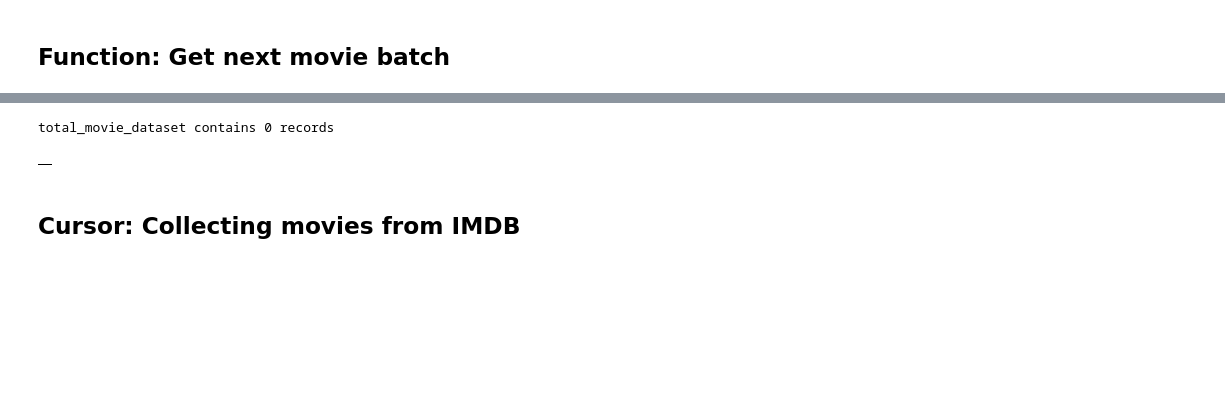
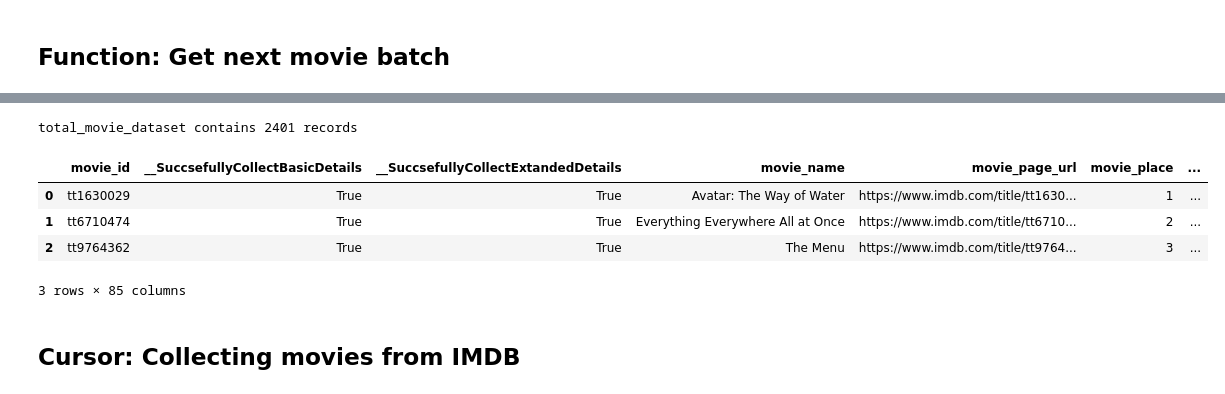
Before and after one commit to OmerRosen/Imdb-Prediction-Model, a Jupyter notebook: IMDB_2022_Hit_or_Flop_Data_Scraper.ipynb, the cells around one changed output, grey strips where cells are left out. Saved outputs shown, nothing was run; the diff lists cells and outputs as text; code cells hidden in the pictures; blank space fills up the shorter version.

```diff
--- a/IMDB_2022_Hit_or_Flop_Data_Scraper.ipynb
+++ b/IMDB_2022_Hit_or_Flop_Data_Scraper.ipynb
@@ -619,19 +619,23 @@ Total Movies: 2407
 search url: https://www.imdb.com/search/title/?title_type=feature&release_date=2018-01-01,2022-12-31&num_votes=1000,&user_rating=1.0,10.0&countries=us&languages=en&start=1&user_rating=1.0,10.0&ref_=ad ...
 # %%
-movie_dataset_path = "/content/drive/My Drive/Harvard HW/Course 4 - Final Project/total_movie_dataset.csv"
+movie_dataset_path = f"{base_folder_path}/1_scrapped_data_raw.csv"
 if os.path.exists(movie_dataset_path):
   movie_df = pd.read_csv(movie_dataset_path)
   total_movie_dataset = movie_df.set_index('movie_id').T.to_dict()
 
 else:
   total_movie_dataset = {}
   movie_df = pd.DataFrame(total_movie_dataset)
 
 print(f"total_movie_dataset contains {len(total_movie_dataset)} records")
 movie_df.head(3)
 # %% [output]
-total_movie_dataset contains 0 records
+total_movie_dataset contains 2401 records
-|  |
+|  | movie_id | __SuccsefullyCollectBasicDetails | __SuccsefullyCollectExtandedDetails | movie_name | movie_page_url | movie_place | ... |
+| 0 | tt1630029 | True | True | Avatar: The Way of Water | https://www.imdb.com/title/tt1630... | 1 | ... |
+| 1 | tt6710474 | True | True | Everything Everywhere All at Once | https://www.imdb.com/title/tt6710... | 2 | ... |
+| 2 | tt9764362 | True | True | The Menu | https://www.imdb.com/title/tt9764... | 3 | ... |
+3 rows × 85 columns
 # %% [markdown]
 ## Cursor: Collecting movies from IMDB
 # %%
```
Also changed, not shown: parts of 29 cells of this notebook.
